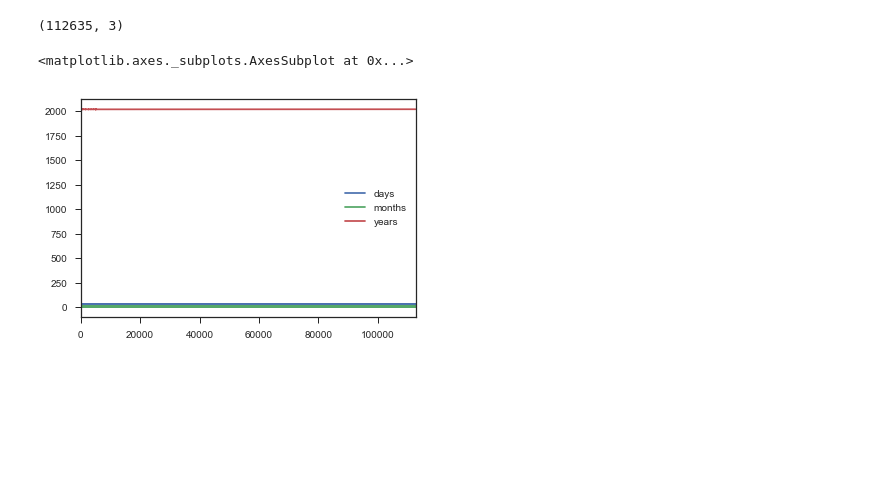
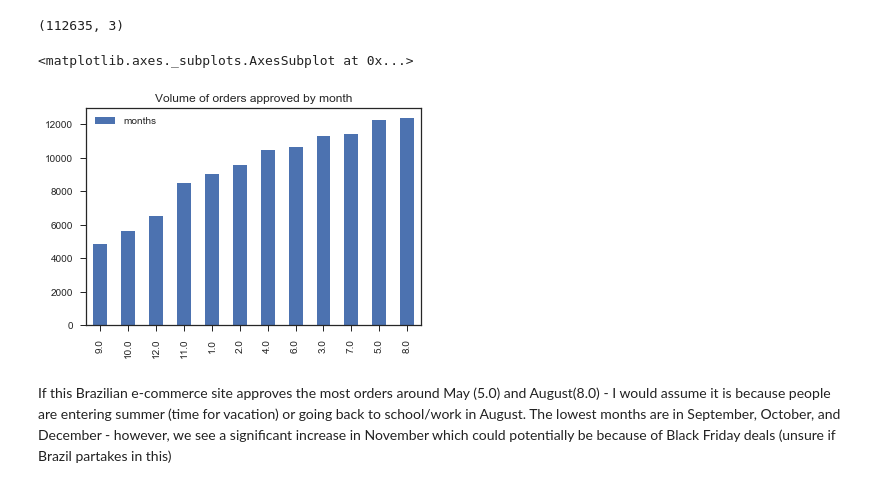
Before and after one commit to stephbarrios/Brazilian-E-Commerce-Analysis, a Jupyter notebook: Exploratory_Analysis.ipynb, the cells around one changed output. Cells and saved outputs as stored; diff of their text form; code cells hidden in the pictures; blank space fills up the shorter version.

Commit message:
Volume of orders approved by month

```diff
--- a/Exploratory_Analysis.ipynb
+++ b/Exploratory_Analysis.ipynb
@@ -348,8 +348,12 @@ df1.dropna(inplace=True)
 df1.shape
 # %% [output]
 (112635, 3)
-# %%
-df1.plot()
-# %% [output]
-<matplotlib.axes._subplots.AxesSubplot at 0x...>
-[figure, removed]
+# %%
+dfmonths = pd.DataFrame(df1['months'].value_counts())
+# %%
+dfmonths.sort_values(by='months').plot(kind='bar', title='Volume of orders approved by month')
+# %% [output]
+<matplotlib.axes._subplots.AxesSubplot at 0x...>
+[figure, added]
+# %% [markdown]
+If this Brazilian e-commerce site approves the most orders around May (5.0) and August(8.0) - I would assume it is because people are entering summer (time for vacation) or going back to school/work in August. The lowest months are in September, October, and December - however, we see a significant increase in November which could potentially be because of Black Friday deals (unsure if Brazil partakes in this)
```
